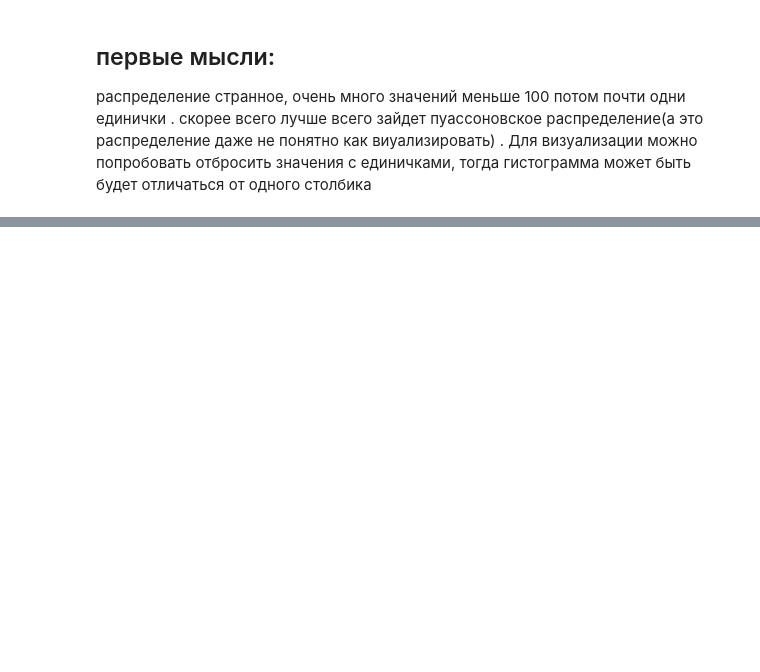
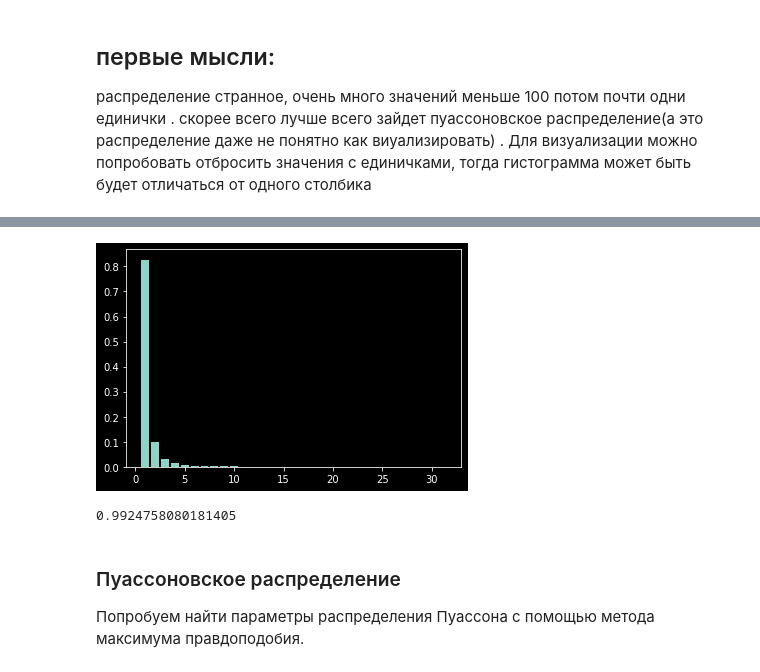
Before and after one commit to IvanSedykh/phd_migration_analysis, a Jupyter notebook: EDA.ipynb, the cells around one changed output, grey strips where cells are left out. Drawn from its saved outputs; the diff is of its cells as text; code cells hidden in the pictures; blank space fills up the shorter version.

```diff
--- a/EDA.ipynb
+++ b/EDA.ipynb
@@ -72,0 +67,14 @@ array([1251294,  148202,   47248,   22015,   12247,    7654,    5090,
+# %%
+y = y/np.sum(y)
+# %%
+plt.bar(x=y.index[:n],height=y.values[:n])
+plt.show()
+# %% [output]
+[figure, added]
+# %%
+sum(y[:10])
+# %% [output]
+0.9924758080181405
+# %% [markdown]
+### Пуассоновское распределение
+Попробуем найти параметры распределения Пуассона с помощью метода максимума правдоподобия.
```
Also changed, not shown: parts of 19 cells of this notebook.
